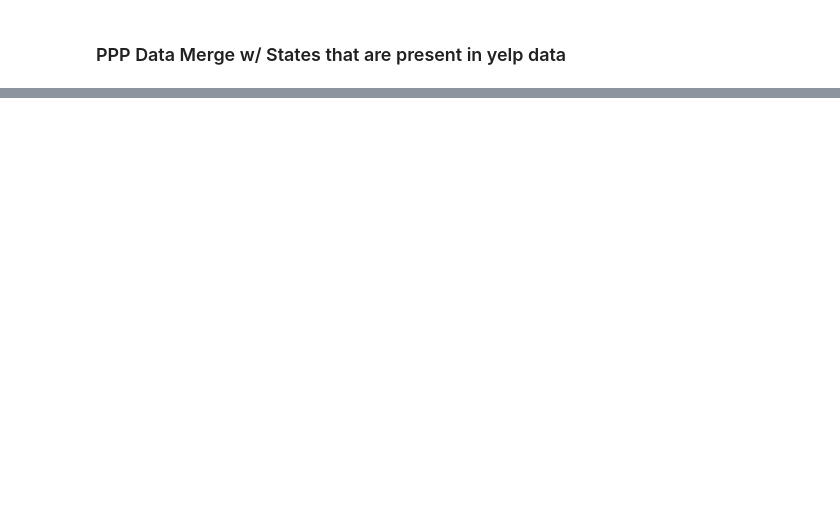
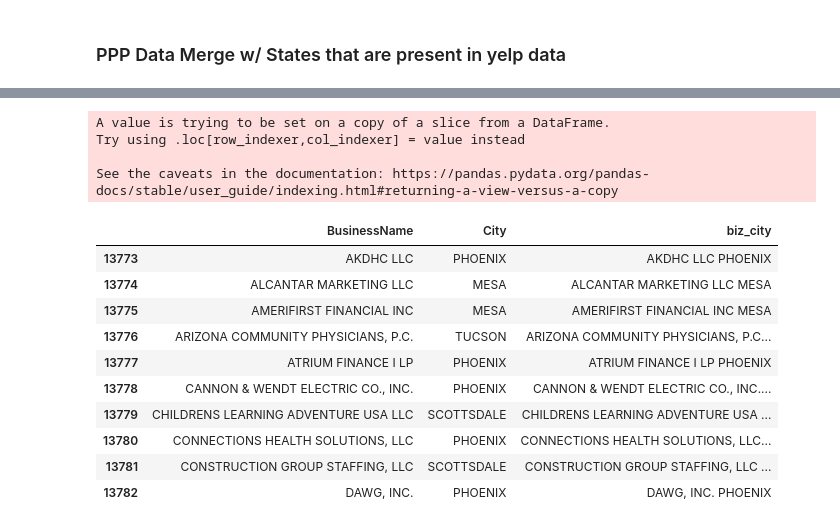
Before and after one commit to ppp-ds4a/ppp_cleaning_eda, a Jupyter notebook: notebooks/ppp_merge.ipynb, the cells around one changed output, grey strips where cells are left out. Saved outputs shown, nothing was run; the diff lists cells and outputs as text; code cells hidden in the pictures; blank space fills up the shorter version.

```diff
--- a/notebooks/ppp_merge.ipynb
+++ b/notebooks/ppp_merge.ipynb
@@ -66,0 +92,20 @@ df_merge.to_csv("over150k.csv")
+# %%
+df = df_merge[["BusinessName", "City"]]
+df["biz_city"] = df_merge["BusinessName"] + " " + df_merge["City"]
+df.head(10)
+# %% [output]
+A value is trying to be set on a copy of a slice from a DataFrame.
+Try using .loc[row_indexer,col_indexer] = value instead
+
+See the caveats in the documentation: https://pandas.pydata.org/pandas-docs/stable/user_guide/indexing.html#returning-a-view-versus-a-copy
+|  | BusinessName | City | biz_city |
+| 13773 | AKDHC LLC | PHOENIX | AKDHC LLC PHOENIX |
+| 13774 | ALCANTAR MARKETING LLC | MESA | ALCANTAR MARKETING LLC MESA |
+| 13775 | AMERIFIRST FINANCIAL INC | MESA | AMERIFIRST FINANCIAL INC MESA |
+| 13776 | ARIZONA COMMUNITY PHYSICIANS, P.C. | TUCSON | ARIZONA COMMUNITY PHYSICIANS, P.C... |
+| 13777 | ATRIUM FINANCE I LP | PHOENIX | ATRIUM FINANCE I LP PHOENIX |
+| 13778 | CANNON & WENDT ELECTRIC CO., INC. | PHOENIX | CANNON & WENDT ELECTRIC CO., INC.... |
+| 13779 | CHILDRENS LEARNING ADVENTURE USA LLC | SCOTTSDALE | CHILDRENS LEARNING ADVENTURE USA ... |
+| 13780 | CONNECTIONS HEALTH SOLUTIONS, LLC | PHOENIX | CONNECTIONS HEALTH SOLUTIONS, LLC... |
+| 13781 | CONSTRUCTION GROUP STAFFING, LLC | SCOTTSDALE | CONSTRUCTION GROUP STAFFING, LLC ... |
+| 13782 | DAWG, INC. | PHOENIX | DAWG, INC. PHOENIX |
```
Also changed, not shown: parts of 15 cells of this notebook.
